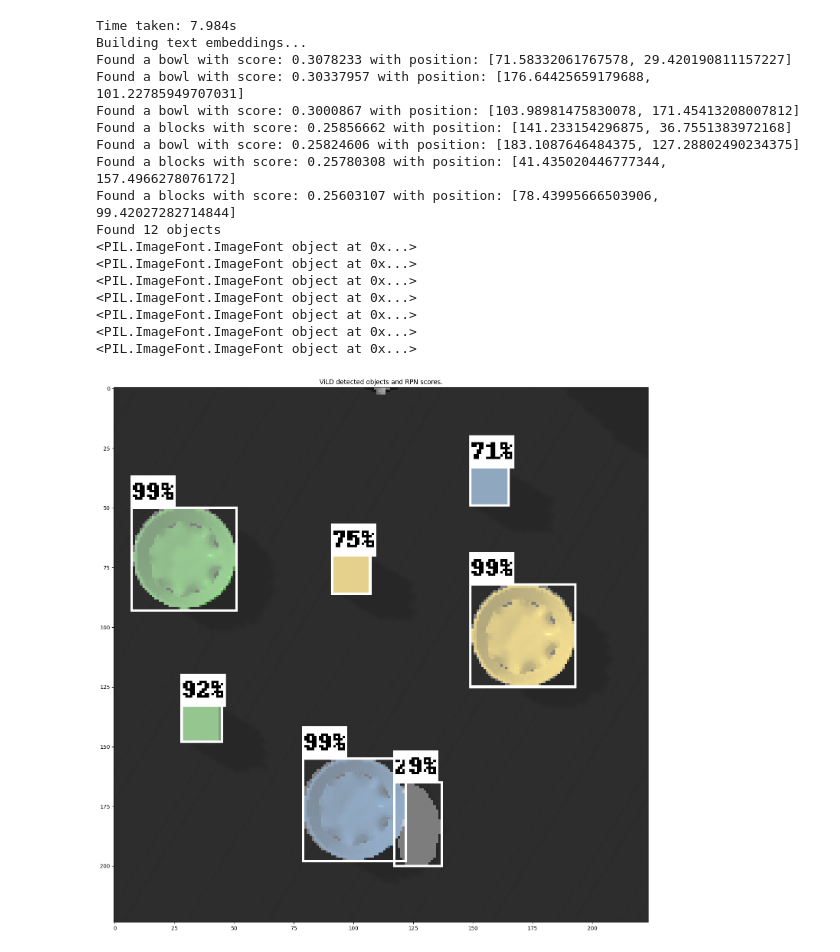
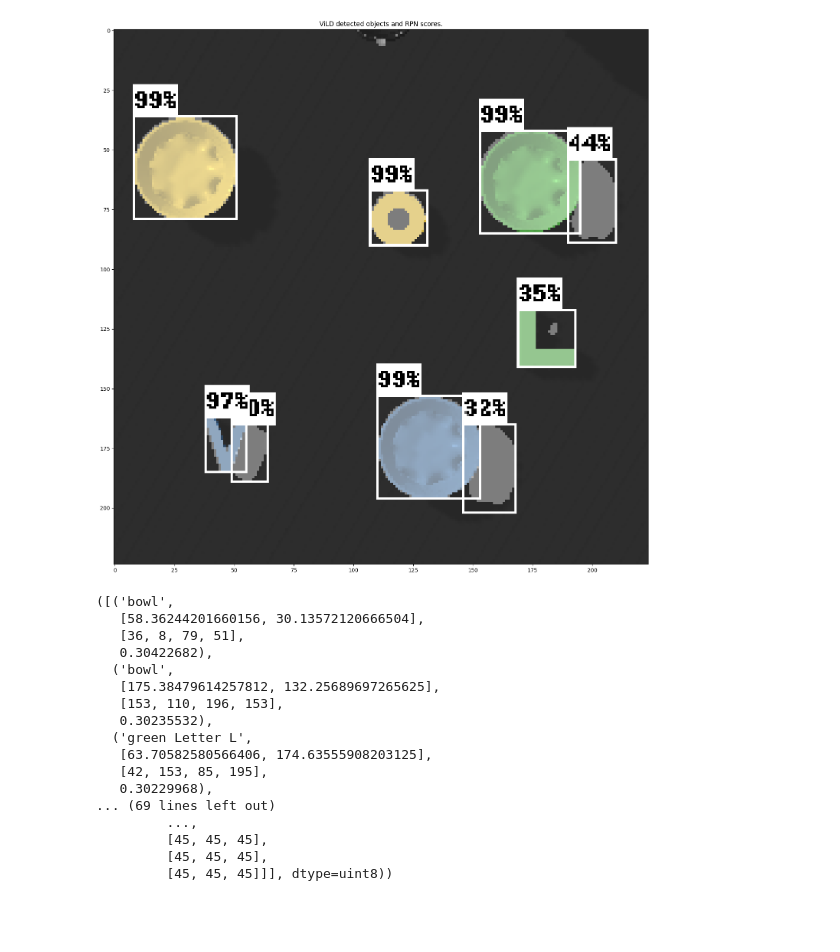
Before and after one commit to runyuma/RA, a Jupyter notebook: _.ipynb, the cells around one changed output. Saved outputs shown, nothing was run; the diff lists cells and outputs as text; code cells hidden in the pictures; blank space fills up the shorter version.

```diff
--- a/_.ipynb
+++ b/_.ipynb
@@ -44,3 +45,3 @@ INFO:tensorflow:Restoring parameters from ./reward/image_path_v2/variables/varia
 # %%
-vild.vild_detect(image_path,["blocks","bowl"],verbose= True)
+vild.vild_detect(image_path,["blocks","bowl","yellow Letter O","blue Letter V", "green Letter L"],verbose= True)
 # %% [output]
@@ -59,18 +65,18 @@ vild.vild_detect(image_path,["blocks","bowl"],verbose= True)
+[figure, new version]
-Time taken: 7.984s
-Building text embeddings...
-Found a bowl with score: 0.3078233 with position: [71.58332061767578, 29.420190811157227]
-Found a bowl with score: 0.30337957 with position: [176.64425659179688, 101.22785949707031]
-Found a bowl with score: 0.3000867 with position: [103.98981475830078, 171.45413208007812]
-Found a blocks with score: 0.25856662 with position: [141.233154296875, 36.7551383972168]
-Found a bowl with score: 0.25824606 with position: [183.1087646484375, 127.28802490234375]
-Found a blocks with score: 0.25780308 with position: [41.435020446777344, 157.4966278076172]
-Found a blocks with score: 0.25603107 with position: [78.43995666503906, 99.42027282714844]
-Found 12 objects
-<PIL.ImageFont.ImageFont object at 0x...>
-<PIL.ImageFont.ImageFont object at 0x...>
-<PIL.ImageFont.ImageFont object at 0x...>
-<PIL.ImageFont.ImageFont object at 0x...>
-<PIL.ImageFont.ImageFont object at 0x...>
-<PIL.ImageFont.ImageFont object at 0x...>
-<PIL.ImageFont.ImageFont object at 0x...>
+([('bowl',
+   [58.36244201660156, 30.13572120666504],
+   [36, 8, 79, 51],
+   0.30422682),
+  ('bowl',
+   [175.38479614257812, 132.25689697265625],
+   [153, 110, 196, 153],
+   0.30235532),
+  ('green Letter L',
+   [63.70582580566406, 174.63555908203125],
+   [42, 153, 85, 195],
+   0.30229968),
+... (69 lines left out)
+         ...,
+         [45, 45, 45],
+         [45, 45, 45],
+         [45, 45, 45]]], dtype=uint8))
-[figure, old version]
```
Also changed, not shown: parts of 4 cells of this notebook, 42 other files.
